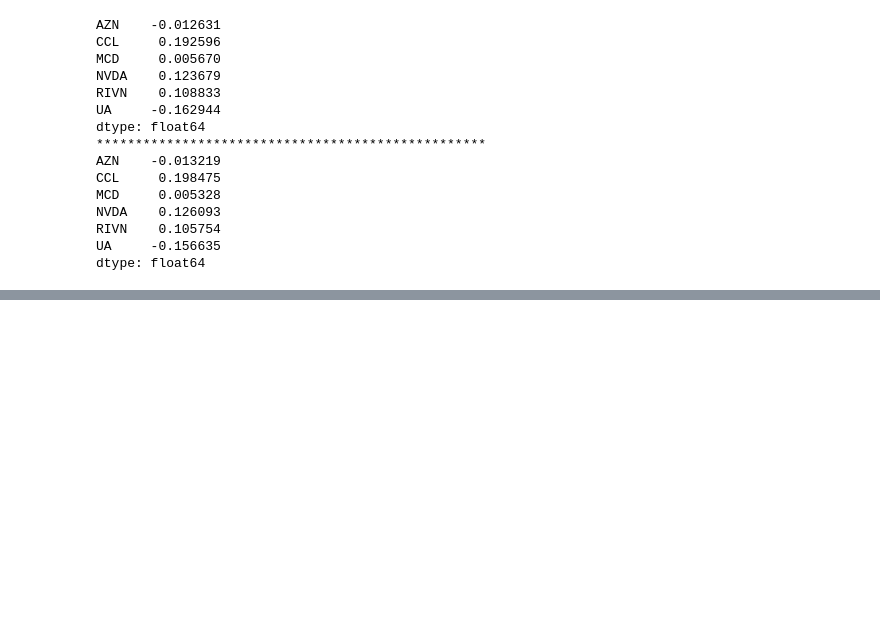
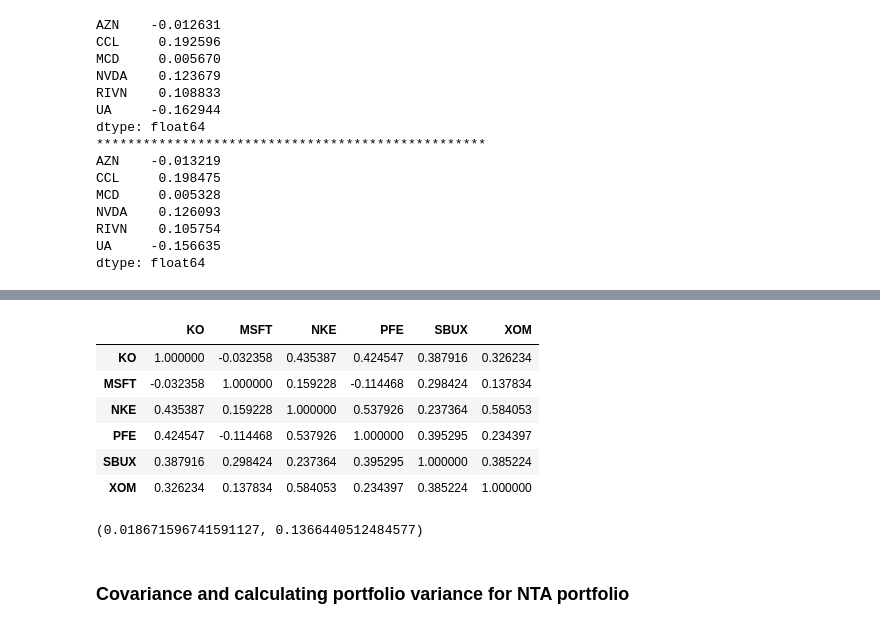
Before and after one commit to raketic-ognjen/Market-Watch-Tech-Analysis, a Jupyter notebook: TechAnalysis_Team6.ipynb, the cells around one changed output, grey strips where cells are left out. Drawn from its saved outputs; the diff is of its cells as text; code cells hidden in the pictures; blank space fills up the shorter version.

```diff
--- a/TechAnalysis_Team6.ipynb
+++ b/TechAnalysis_Team6.ipynb
@@ -387,0 +420,18 @@ def annualize_vol(ret,n=252):
+# %%
+#Correlations
+rets1.corr()
+# %% [output]
+|  | KO | MSFT | NKE | PFE | SBUX | XOM |
+| KO | 1.000000 | -0.032358 | 0.435387 | 0.424547 | 0.387916 | 0.326234 |
+| MSFT | -0.032358 | 1.000000 | 0.159228 | -0.114468 | 0.298424 | 0.137834 |
+| NKE | 0.435387 | 0.159228 | 1.000000 | 0.537926 | 0.237364 | 0.584053 |
+| PFE | 0.424547 | -0.114468 | 0.537926 | 1.000000 | 0.395295 | 0.234397 |
+| SBUX | 0.387916 | 0.298424 | 0.237364 | 0.395295 | 1.000000 | 0.385224 |
+| XOM | 0.326234 | 0.137834 | 0.584053 | 0.234397 | 0.385224 | 1.000000 |
+# %%
+# Variance and standard deviation of NTA portfolio portfolio
+inv.pV(w1,rets1),inv.pV(w1,rets1,vol=True)
+# %% [output]
+(0.018671596741591127, 0.1366440512484577)
+# %% [markdown]
+### Covariance and calculating portfolio variance for NTA portfolio
```
Also changed, not shown: parts of 28 cells of this notebook.
